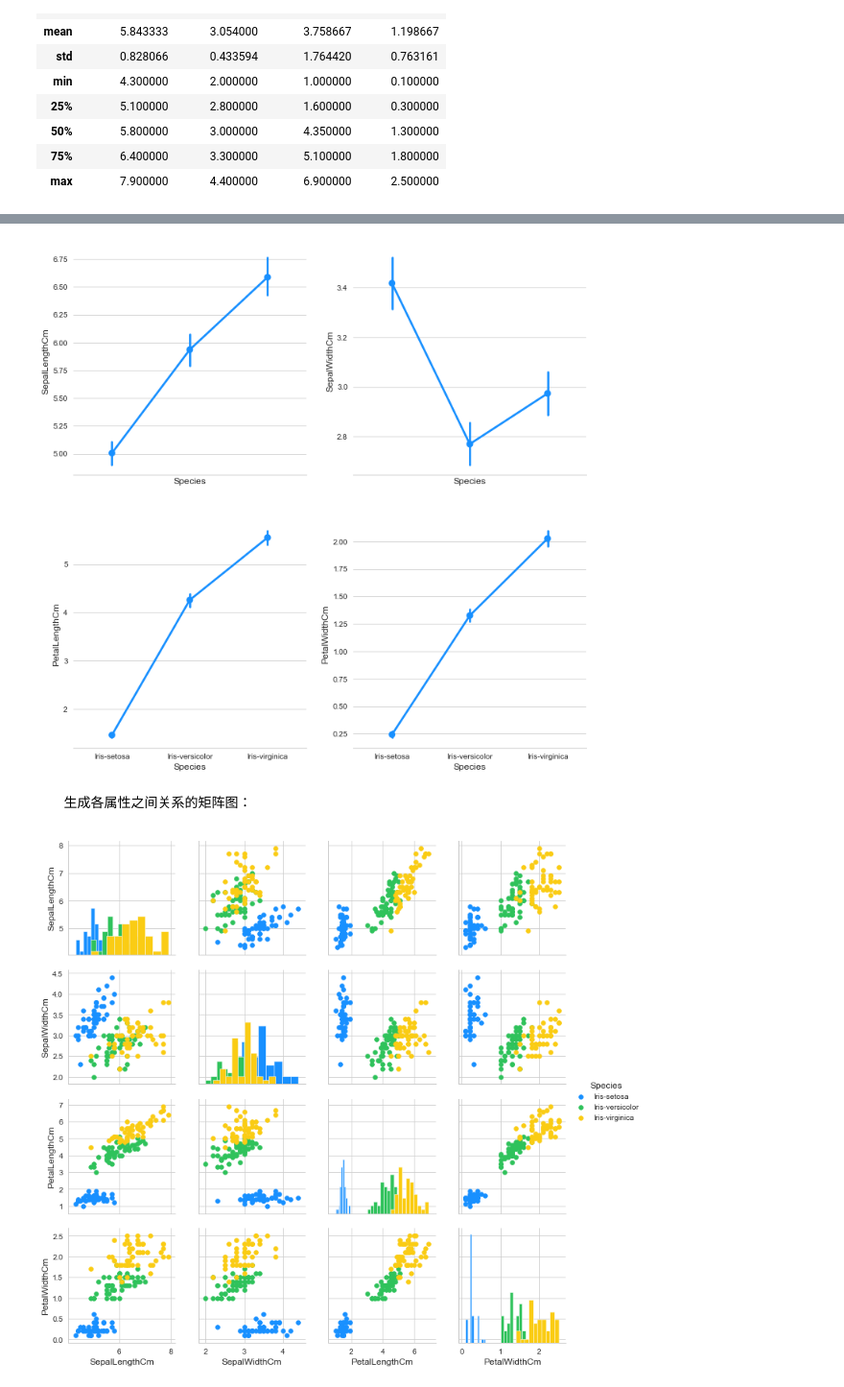
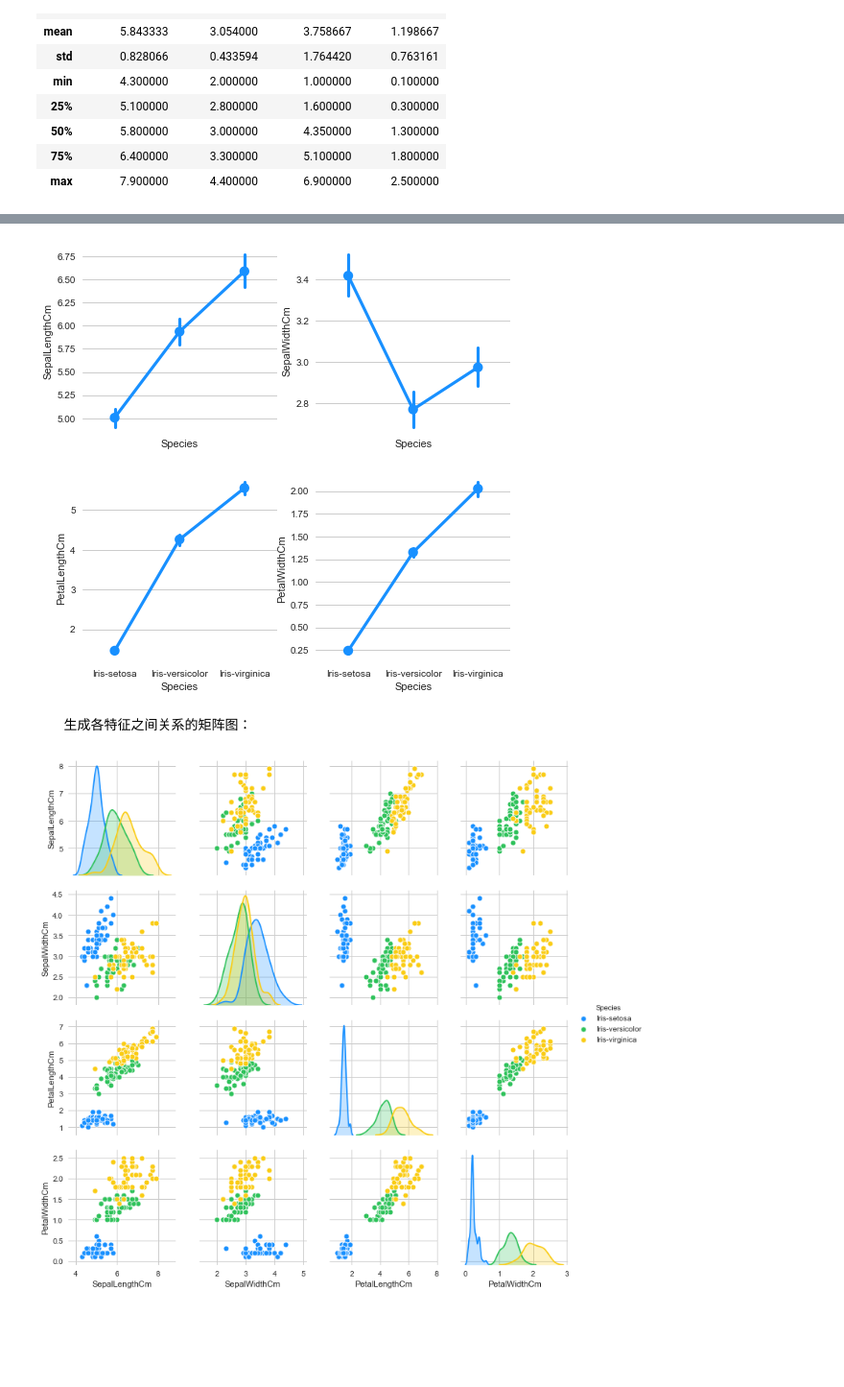
Before and after one commit to gaiusyao/pydata_nb, a Jupyter notebook: Kaggle/01_iris/eda.ipynb, the cells around one changed output, grey strips where cells are left out. Shown at 96% size. Saved outputs shown, nothing was run; the diff lists cells and outputs as text; code cells hidden in the pictures; blank space fills up the shorter version.

```diff
--- a/Kaggle/01_iris/eda.ipynb
+++ b/Kaggle/01_iris/eda.ipynb
@@ -5,14 +7,14 @@
 # %%
 # 导入相关包
 import pandas as pd
-import numpy as np
+from pandas import plotting
 
 %matplotlib inline
 import matplotlib.pyplot as plt
-plt.style.use('ggplot')
+plt.style.use('seaborn')
 
 import seaborn as sns
 sns.set_style("whitegrid")
 # %%
 # 导入数据集
-df = pd.read_csv('F:\pydata\dataset\kaggle\iris.csv', usecols=[1, 2, 3, 4, 5])
+iris = pd.read_csv('F:\pydata\dataset\kaggle\iris.csv', usecols=[1, 2, 3, 4, 5])
@@ -62,22 +79,19 @@ plt.show()
 # %%
 # 绘制  pointplot
-f, axes = plt.subplots(2, 2, figsize=(12, 12), sharex=True)
+f, axes = plt.subplots(2, 2, figsize=(8, 8), sharex=True)
 sns.despine(left=True)
 
-sns.pointplot(x='Species', y='SepalLengthCm', data=df, color=antV[0], ax=axes[0, 0])
-sns.pointplot(x='Species', y='SepalWidthCm', data=df, color=antV[0], ax=axes[0, 1])
-sns.pointplot(x='Species', y='PetalLengthCm', data=df, color=antV[0], ax=axes[1, 0])
-sns.pointplot(x='Species', y='PetalWidthCm', data=df, color=antV[0], ax=axes[1, 1])
+sns.pointplot(x='Species', y='SepalLengthCm', data=iris, color=antV[0], ax=axes[0, 0])
+sns.pointplot(x='Species', y='SepalWidthCm', data=iris, color=antV[0], ax=axes[0, 1])
+sns.pointplot(x='Species', y='PetalLengthCm', data=iris, color=antV[0], ax=axes[1, 0])
+sns.pointplot(x='Species', y='PetalWidthCm', data=iris, color=antV[0], ax=axes[1, 1])
 
 plt.show()
 # %% [output]
-[figure, old version]
+[figure, new version]
 # %% [markdown]
-&emsp;&emsp;生成各属性之间关系的矩阵图：
+&emsp;&emsp;生成各特征之间关系的矩阵图：
 # %%
-g = sns.PairGrid(data=df, palette=antV, hue= 'Species')
-g = g.map_diag(plt.hist)
-g = g.map_offdiag(plt.scatter)
-g = g.add_legend()
+g = sns.pairplot(data=iris, palette=antV, hue= 'Species')
 # %% [output]
-[figure, old version]
+[figure, new version]
```
Also changed, not shown: parts of 15 cells of this notebook.
